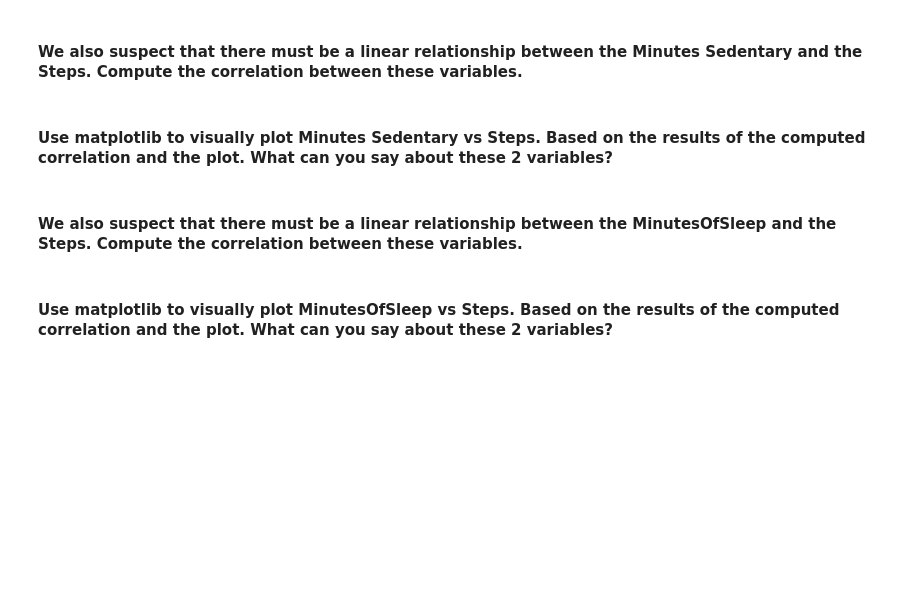
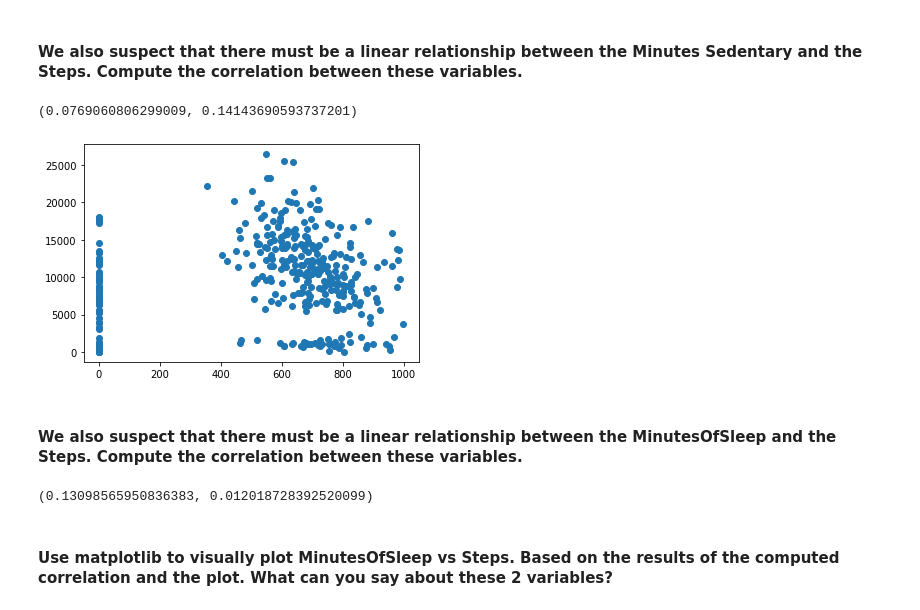
Before and after one commit to ironhack-bcn-data-june-2020/24-lab-pivot-table-and-correlation, a Jupyter notebook: your_code/main.ipynb, the cells around one changed output. Drawn from its saved outputs; the diff is of its cells as text; code cells hidden in the pictures; blank space fills up the shorter version.

```diff
--- a/your_code/main.ipynb
+++ b/your_code/main.ipynb
@@ -221,2 +249,0 @@ plt.scatter(x=fitbit['Minutes Very Active'], y=fitbit['Steps']);
-# %% [markdown]
-#### Use matplotlib to visually plot Minutes Sedentary vs Steps. Based on the results of the computed correlation and the plot. What can you say about these 2 variables?
@@ -224,0 +250,4 @@ plt.scatter(x=fitbit['Minutes Very Active'], y=fitbit['Steps']);
+# %%
+stats.pearsonr(fitbit['Minutes Sedentary'], fitbit['Steps'])
+# %% [output]
+(0.0769060806299009, 0.14143690593737201)
@@ -225,3 +256,7 @@ plt.scatter(x=fitbit['Minutes Very Active'], y=fitbit['Steps']);
+# %%
+plt.scatter(x='Minutes Sedentary', y='Steps', data=fitbit);
+# %% [output]
+[figure, added]
 # %%
 # Your comment here
 # %% [markdown]
@@ -231,2 +264,6 @@ plt.scatter(x=fitbit['Minutes Very Active'], y=fitbit['Steps']);
+# %%
+stats.pearsonr(fitbit['MinutesOfSleep'], fitbit['Steps'])
+# %% [output]
+(0.13098565950836383, 0.012018728392520099)
 # %% [markdown]
 #### Use matplotlib to visually plot MinutesOfSleep vs Steps. Based on the results of the computed correlation and the plot. What can you say about these 2 variables?
```
Also changed, not shown: parts of 25 cells of this notebook.
